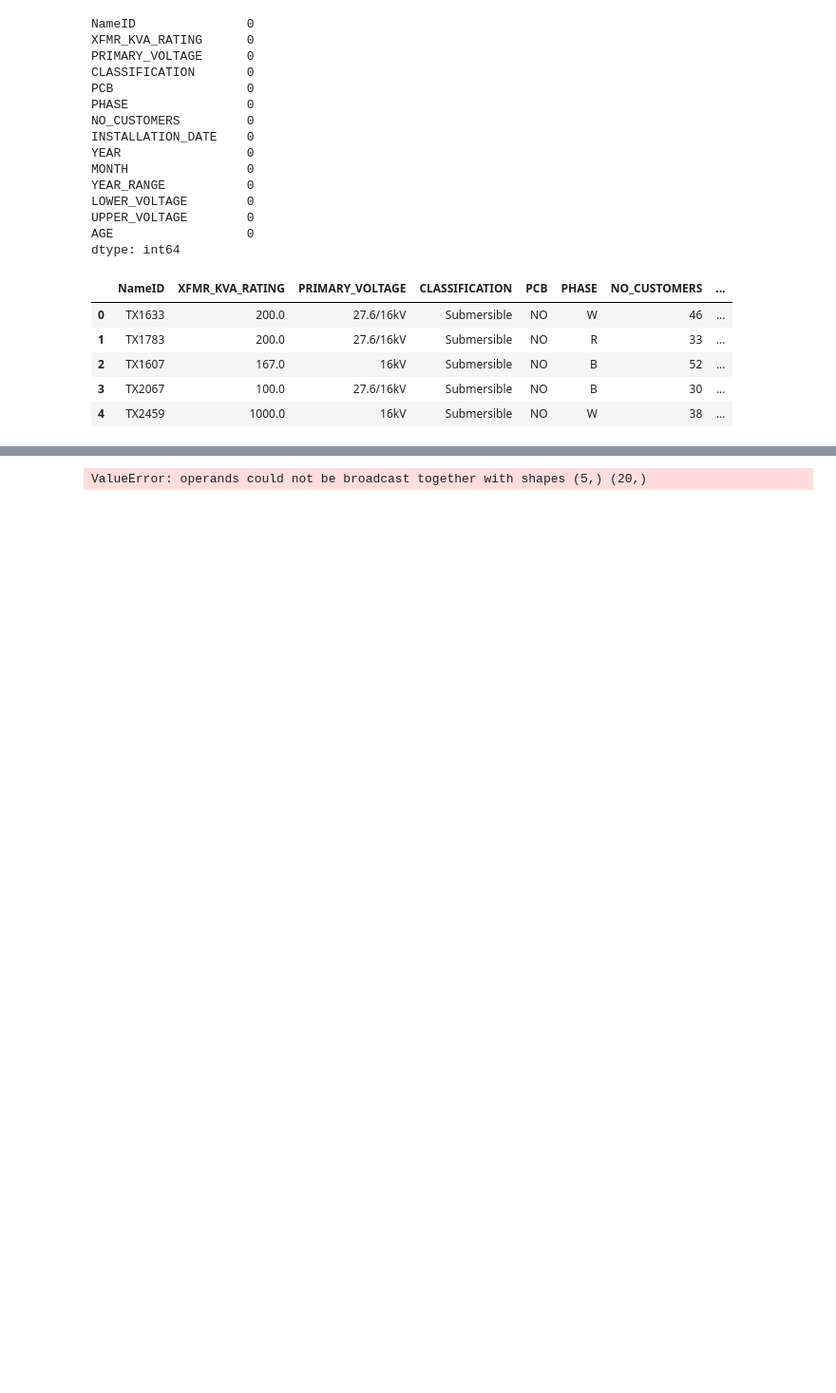
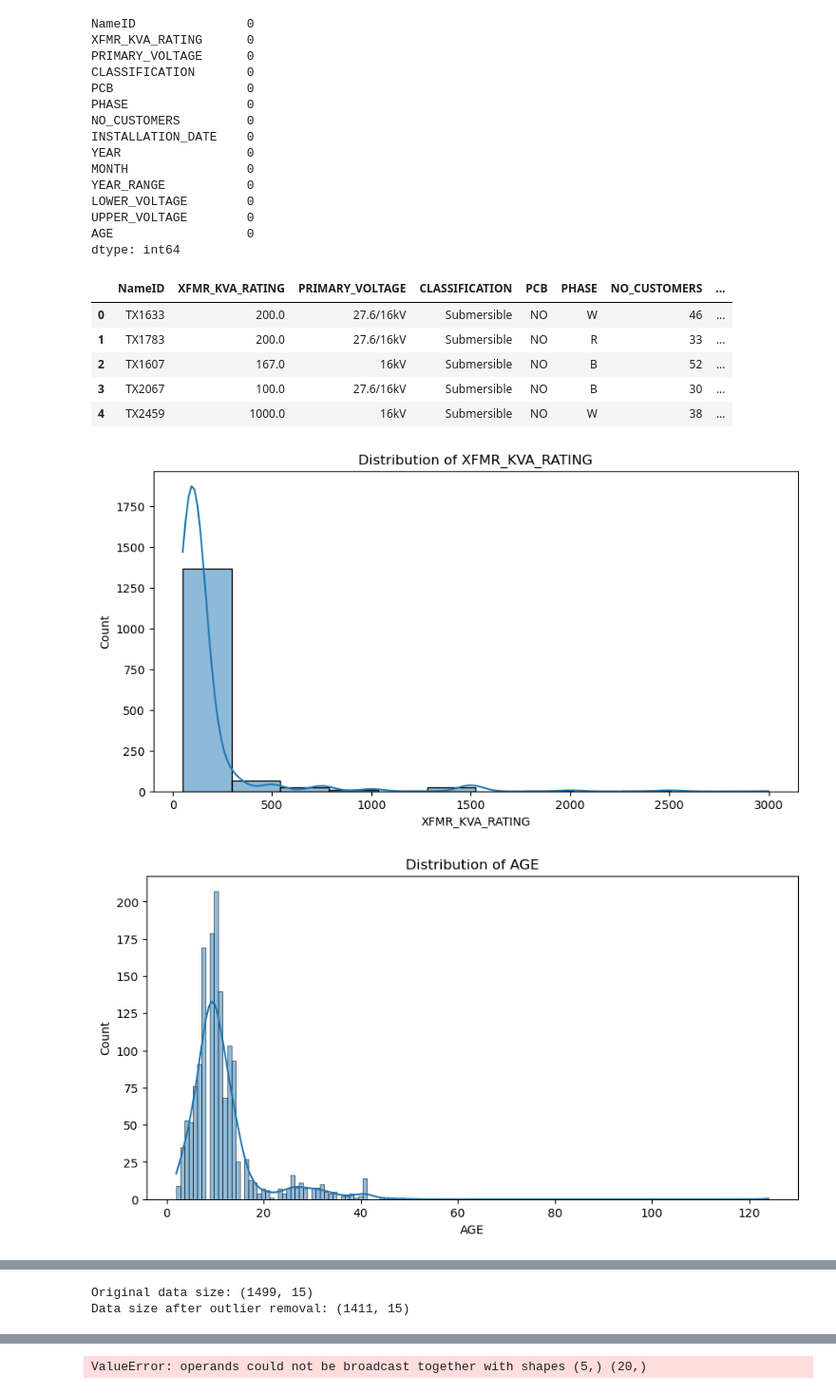
Before and after one commit to karan271/Electric-Transformers-Overload, a Jupyter notebook: TX_data.ipynb, the cells around one changed output, grey strips where cells are left out. Shown: that part at 95% size. Cells and saved outputs as stored; diff of their text form; code cells hidden in the pictures; blank space fills up the shorter version.

```diff
--- a/TX_data.ipynb
+++ b/TX_data.ipynb
@@ -593,3 +603,15 @@ df.head()
 | 2 | TX1607 | 167.0 | 16kV | Submersible | NO | B | 52 | ... |
 | 3 | TX2067 | 100.0 | 27.6/16kV | Submersible | NO | B | 30 | ... |
 | 4 | TX2459 | 1000.0 | 16kV | Submersible | NO | W | 38 | ... |
+# %%
+num_cols = ['XFMR_KVA_RATING', 'AGE', 'CUSTOMER_DENSITY', 'UPPER_VOLTAGE', 'LOWER_VOLTAGE']
+# %%
+# Visualize the data distributions
+for col in num_cols:
+    plt.figure(figsize=(10, 5))
+    sns.histplot(df[col], kde=True)
+    plt.title(f'Distribution of {col}')
+    plt.show()
+# %% [output]
+[figure, added]
+[figure, added]
@@ -595,0 +634,6 @@ df.head()
+# %%
+print("Original data size:", df.shape)
+print("Data size after outlier removal:", data_cleaned.shape)
+# %% [output]
+Original data size: (1499, 15)
+Data size after outlier removal: (1411, 15)
```
Also changed, not shown: parts of 16 cells of this notebook, 5 other files.
